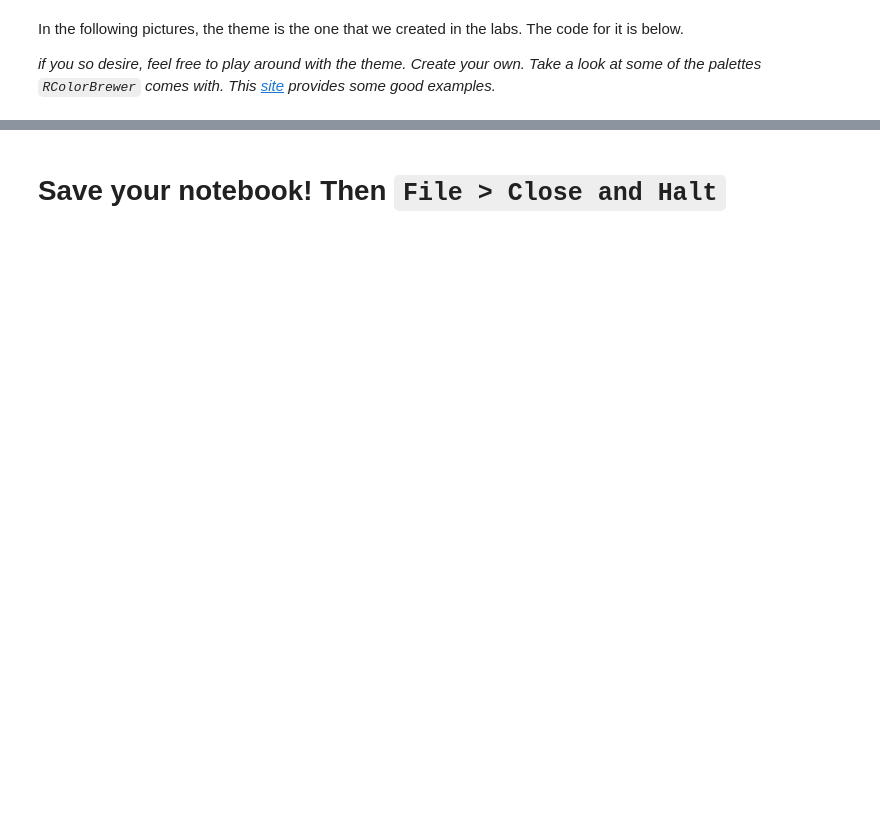
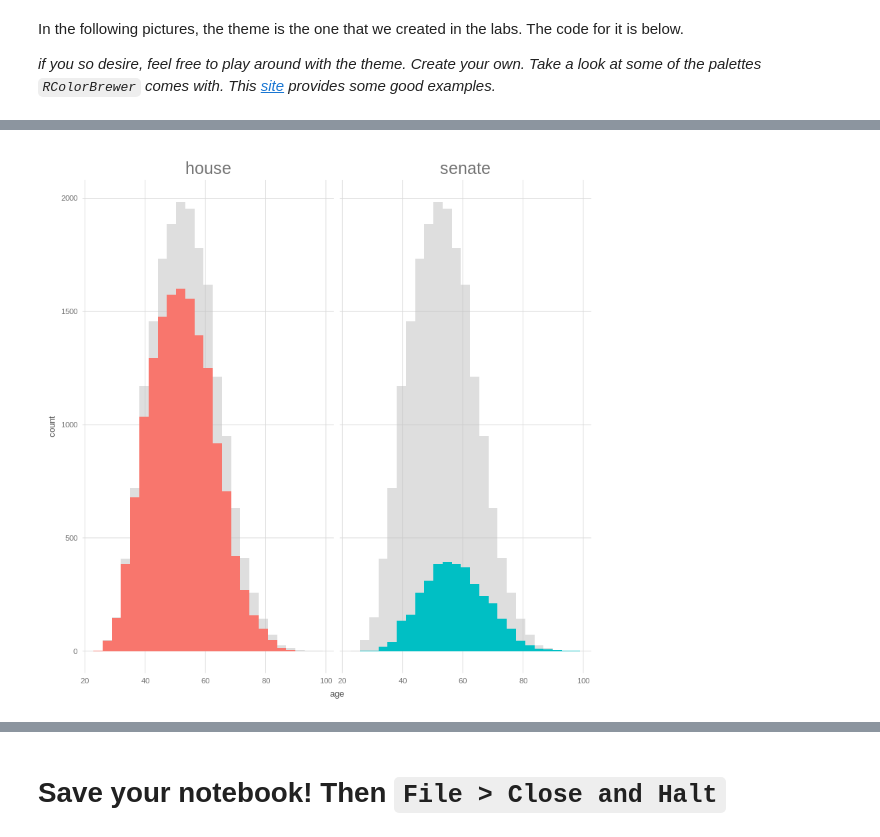
Before and after one commit to may96cc/f21dsa7010, a Jupyter notebook: modules/module5/exercises/plotting_exercises_r.ipynb, the cells around one changed output, grey strips where cells are left out. Drawn from its saved outputs; the diff is of its cells as text; code cells hidden in the pictures; blank space fills up the shorter version.

```diff
--- a/modules/module5/exercises/plotting_exercises_r.ipynb
+++ b/modules/module5/exercises/plotting_exercises_r.ipynb
@@ -83,3 +102,17 @@ A histogram of `age` as a background layer with a top layer of histograms of `ag
+# %%
+# Exercise 2 code goes here
+
+# *********************
+full <- frame
+fullish <- full[, -2]
+ggplot(full, aes(x = age, fill = chamber)) +
+    geom_histogram(data = fullish, fill = 'grey', alpha = .5, bins = 25) +
+    geom_histogram(bins = 25) +
+    facet_wrap(~ chamber) +
+    guides(fill = FALSE) +
+    my_theme()
+# %% [output]
+[figure, added]
 # %% [markdown]
 **Exercise 3**: Create the following graph:
 
```
Also changed, not shown: parts of 9 cells of this notebook.
